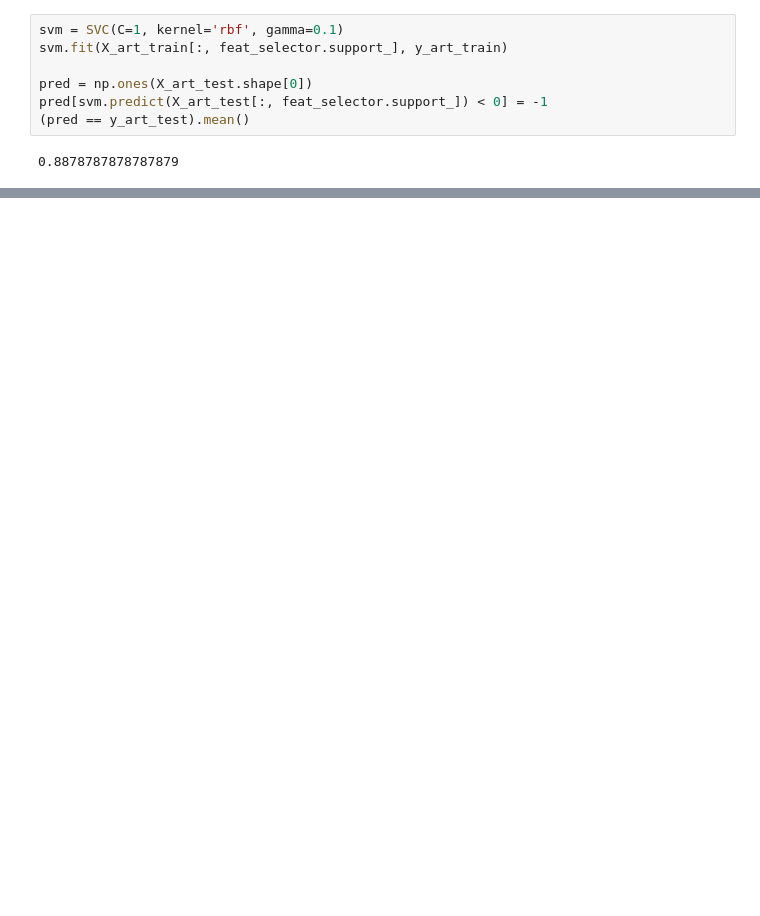
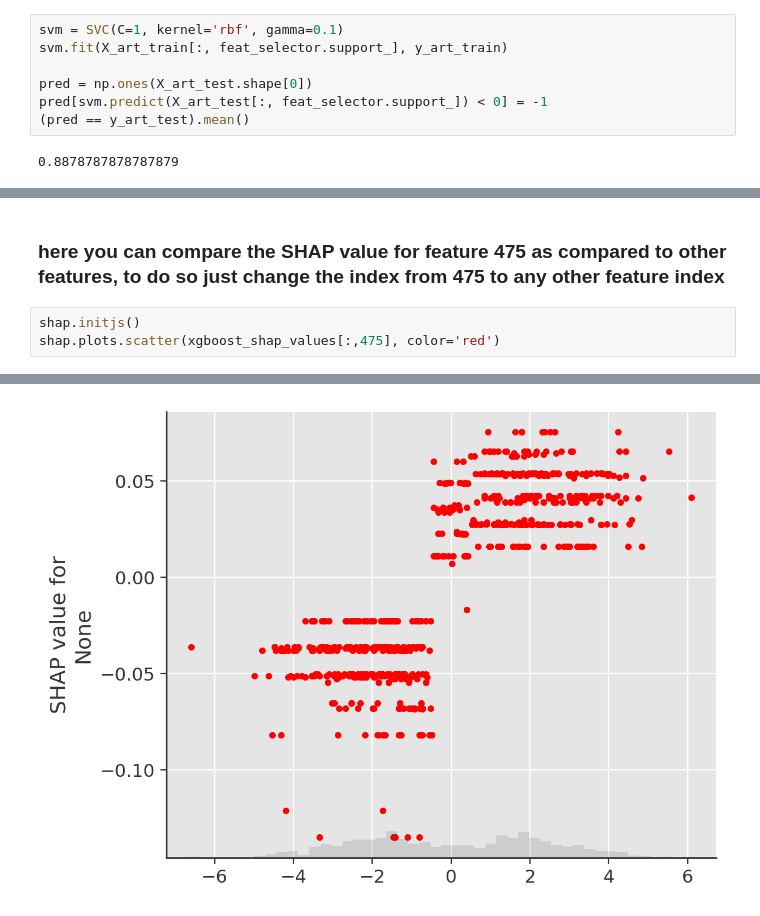
Before and after one commit to tryptofanik/feature_selection, a Jupyter notebook: feature_selection.ipynb, the cells around one changed output, grey strips where cells are left out. Drawn from its saved outputs; the diff is of its cells as text; blank space fills up the shorter version.

```diff
--- a/feature_selection.ipynb
+++ b/feature_selection.ipynb
@@ -263,0 +381,6 @@ pred[svm.predict(X_art_test[:, feat_selector.support_]) < 0] = -1
+# %% [markdown]
+### here you can compare the SHAP value for feature 475 as compared to other features, to do so just change the index from 475 to any other feature index
+# %%
+shap.initjs()
+shap.plots.scatter(xgboost_shap_values[:,475], color='red')
+# %% [output]
@@ -263,0 +388 @@ pred[svm.predict(X_art_test[:, feat_selector.support_]) < 0] = -1
+[figure, added]
```
Also changed, not shown: parts of 53 cells of this notebook, 13 other files.
